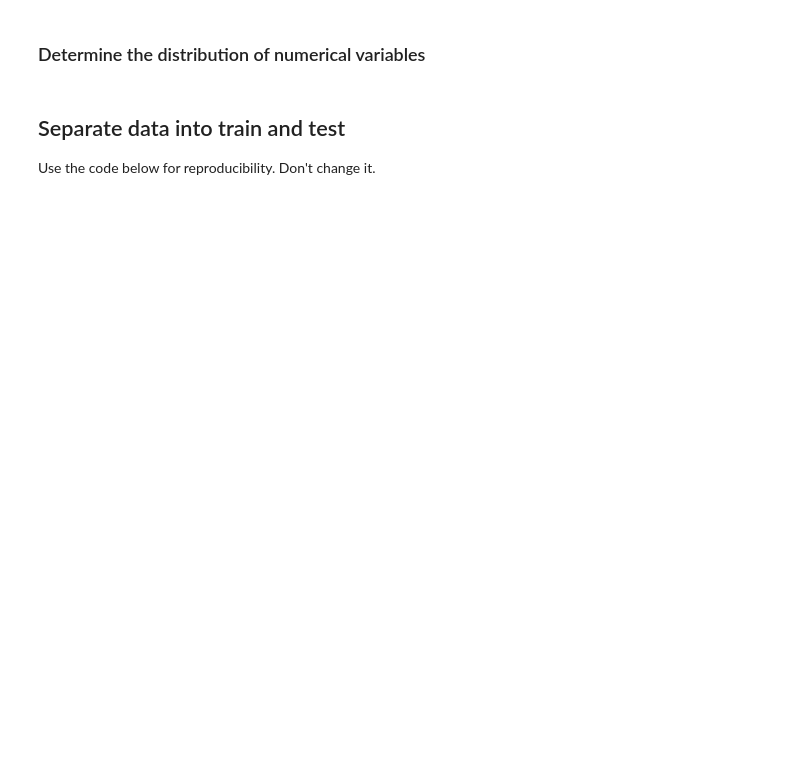
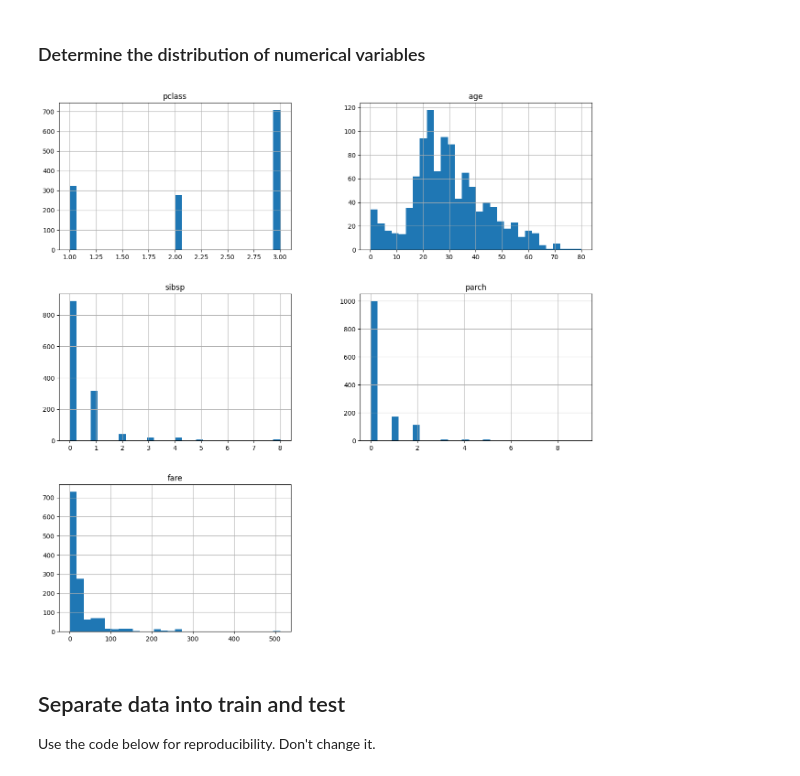
Before and after one commit to gromovnik1337/deploying-machine-learning-models, a Jupyter notebook: section-04-research-and-development/titanic-assignment/01-predicting-survival-titanic-assignement.ipynb, the cells around one changed output. Cells and saved outputs as stored; diff of their text form; code cells hidden in the pictures; blank space fills up the shorter version.

```diff
--- a/section-04-research-and-development/titanic-assignment/01-predicting-survival-titanic-assignement.ipynb
+++ b/section-04-research-and-development/titanic-assignment/01-predicting-survival-titanic-assignement.ipynb
@@ -155,5 +168,10 @@ print(num_cat)
 # %% [markdown]
 ### Determine the distribution of numerical variables
+# %%
+data[vars_num].hist(bins=30, figsize=(15,15))
+plt.show()
+# %% [output]
+[figure, added]
 # %% [markdown]
 ## Separate data into train and test
 
```
Also changed, not shown: parts of 9 cells of this notebook.
